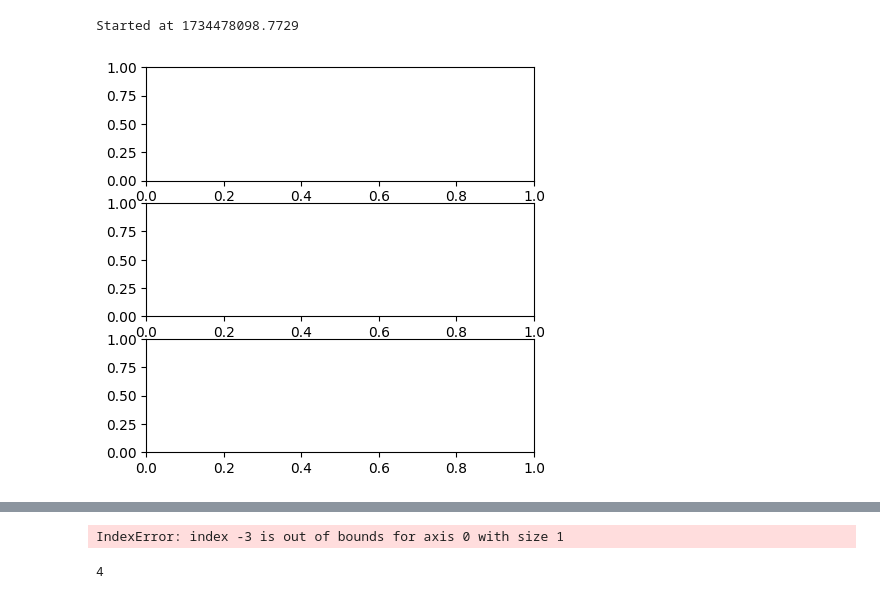
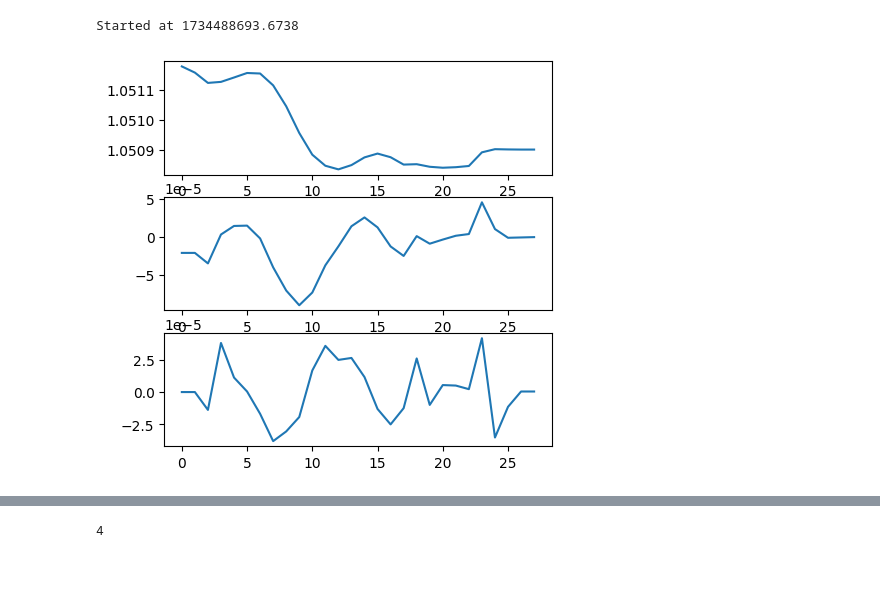
Before and after one commit to Excaliabure/Financialbetting, a Jupyter notebook: Forex/oanda/draft.ipynb, the cells around one changed output, grey strips where cells are left out. Drawn from its saved outputs; the diff is of its cells as text; code cells hidden in the pictures; blank space fills up the shorter version.

```diff
--- a/Forex/oanda/draft.ipynb
+++ b/Forex/oanda/draft.ipynb
@@ -78,72 +55,66 @@ y = np.array(history_arr)
 
 
 
+y = smooth_ma(y[len(y) - 30 : ], 3)
+y = y[2:]
+dy = deriv(y)
+ddy = deriv(deriv(y))
 
 f, axes = plt.subplots(3,1, figsize=(5,5))
-# axes[0].plot(y, label='y')
+axes[0].plot(y, label='y')
 # axes[0].plot(y_prev, label='y_prev')
-# axes[1].plot(dy)
-# axes[2].plot(ddy)
+axes[1].plot(dy)
+axes[2].plot(ddy)
 plt.show()
-
-# Writes to txt doc for later use (implement later)
-
-# Starts logic
-
-
-
-
-
-# env.close(pair)
-# env.buy_sell(pair, 1000 * current_position, 999)
-
-# Higher = more stable and less buys/sells
-# 0 mean buy/sell when ddy over/under 0
-# 1 mean ddy avg  * tol + 0
-#
-# Keep at 1 for stable stuff (needs confirmation)
-tolerance = 0
-
 
 iters = settings['Iterations']
 c = 0
 
+ddy = deriv(deriv(y))
+hold_position = -1 if ddy[-3] < 0 else 1
+current_position = hold_position
+
+
+env.buy_sell(pair, 1000 * current_position, 999)
+
+# history_arr = history_arr.tolist()
+
 while c < iters:
     val = float(env.get_pair(pair)['prices'][0]['bids'][0]['price'])
-    np.append(history_arr, val)
-    y = smooth_ma(y[len(y) - 30 : ], 3)
+    history_arr = np.append(history_arr, val)
+    # history_arr.append(val)
+
+    y = smooth_ma(history_arr, 3)
     y = y[2:]
     dy = deriv(y)
     ddy = deriv(deriv(y))
-    print(ddy)
-    print(history_arr)
 
     ddy_avg = ddy.mean()
     d1 = ddy[-1]
-    hold_position = -1 if ddy[-3] < 0 else 1
-    current_position = hold_position
+    hold_position = -1 if ddy[-6] < 0 else 1
 
     if current_position != hold_position:
 
         env.buy_sell(pair, 1000 * current_position * -1, 999)
         current_position = hold_position
         env.buy_sell(pair, 1000 * current_position, 999)
+        print(f"Put a {'Sell' if current_position == -1 else 'Buy'} position on {pair}")
 
+
+    current_position = hold_position
     c += 1
-    print(val)
-    print(ddy[-1])
-    print(history_arr)
+
     time.sleep(5.01)
 
 
 plt.legend()
 
 
 # update the pair
 ##### End of Logic #####
 
 # env.close_all()
 # end(start_time, log_off=True)
 # %% [output]
-Started at 1734478098.7729
+Started at 1734488693.6738
-[figure, old version]
+[figure, new version]
@@ -163,4 +138,3 @@ Started at 1734478098.7729
-IndexError: index -3 is out of bounds for axis 0 with size 1
 # %%
 arr = [4,2,5, 7,4,3]
 arr[-2]
```
Also changed, not shown: parts of 2 cells of this notebook, 1 other file.
